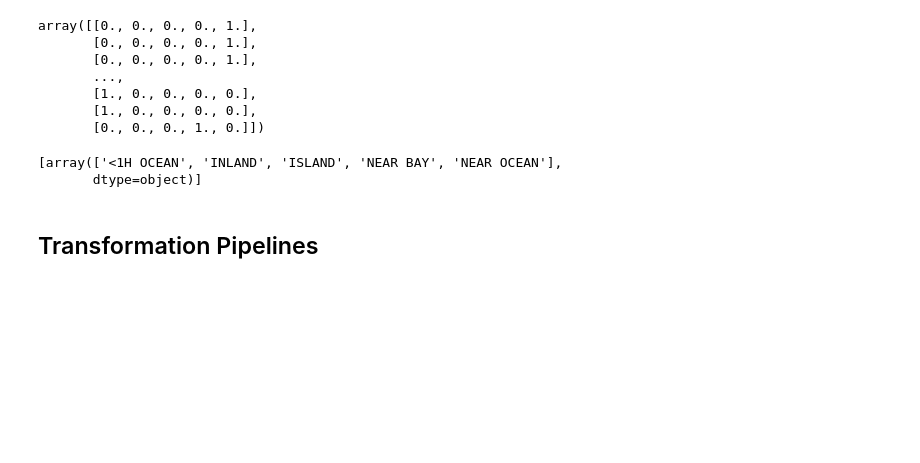
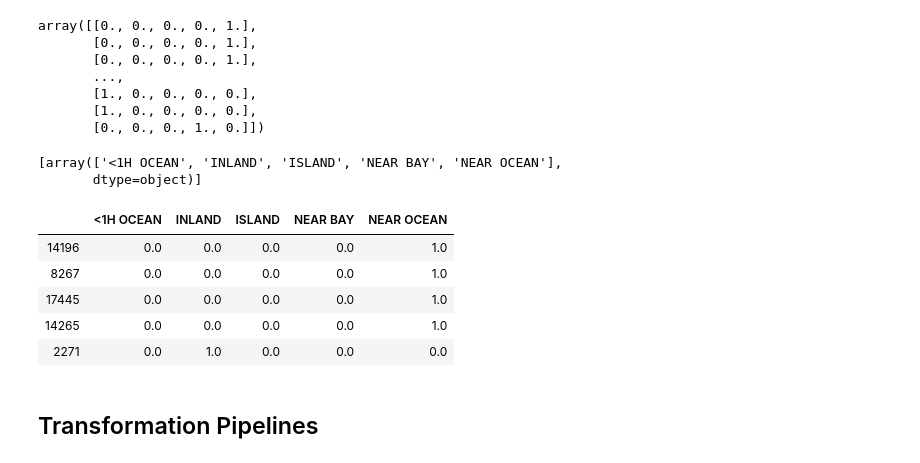
Before and after one commit to anton-selitskiy/The-Art-of-ML, a Jupyter notebook: lab2.ipynb, the cells around one changed output. Saved outputs shown, nothing was run; the diff lists cells and outputs as text; code cells hidden in the pictures; blank space fills up the shorter version.

```diff
--- a/lab2.ipynb
+++ b/lab2.ipynb
@@ -389,6 +374,17 @@ cat_encoder.categories_
 # %% [output]
 [array(['<1H OCEAN', 'INLAND', 'ISLAND', 'NEAR BAY', 'NEAR OCEAN'],
        dtype=object)]
+# %%
+housing_cat_1hot_df = pd.DataFrame(housing_cat_1hot, columns=cat_encoder.categories_,
+                          index=housing.index)
+housing_cat_1hot_df.head()
+# %% [output]
+|  | <1H OCEAN | INLAND | ISLAND | NEAR BAY | NEAR OCEAN |
+| 14196 | 0.0 | 0.0 | 0.0 | 0.0 | 1.0 |
+| 8267 | 0.0 | 0.0 | 0.0 | 0.0 | 1.0 |
+| 17445 | 0.0 | 0.0 | 0.0 | 0.0 | 1.0 |
+| 14265 | 0.0 | 0.0 | 0.0 | 0.0 | 1.0 |
+| 2271 | 0.0 | 1.0 | 0.0 | 0.0 | 0.0 |
 # %% [markdown]
 ## Transformation Pipelines
 # %% [markdown]
```
Also changed, not shown: parts of 6 cells of this notebook.
